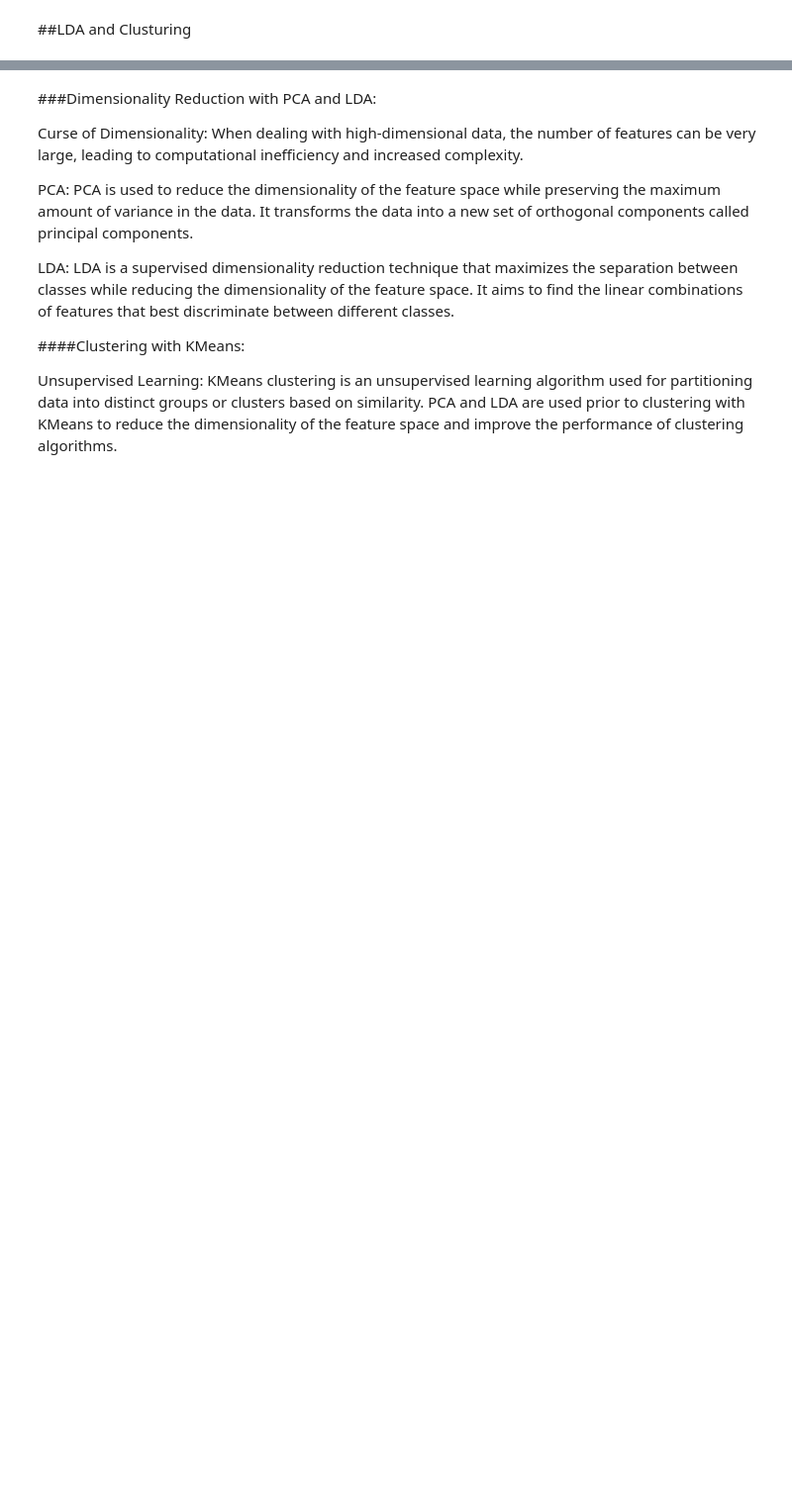
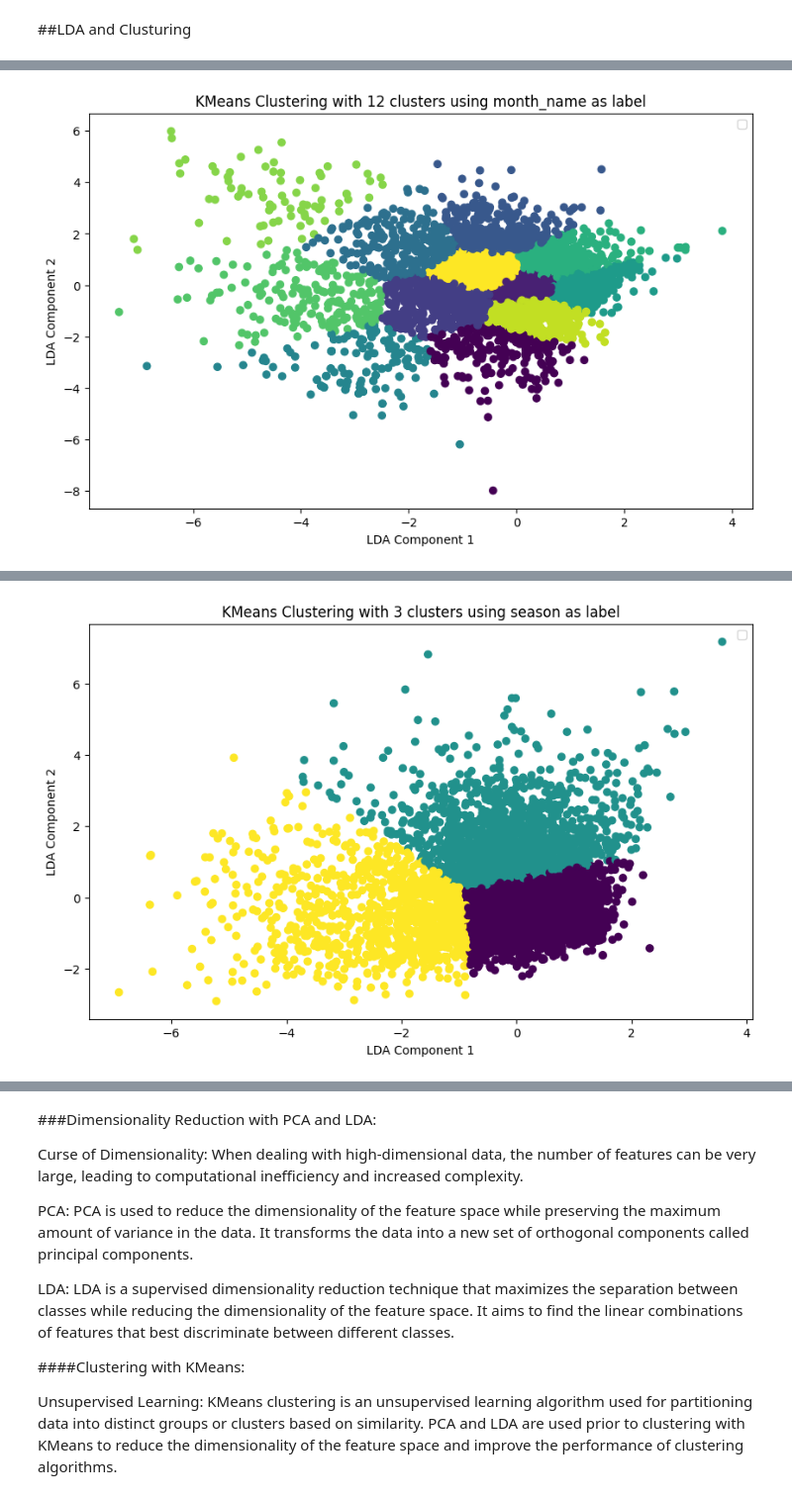
Before and after one commit to udaybhanu43/DataAnalysis-ML, a Jupyter notebook: Rsepirer_P2.ipynb, the cells around one changed output, grey strips where cells are left out. Shown at 99% size. Drawn from its saved outputs; the diff is of its cells as text; code cells hidden in the pictures; blank space fills up the shorter version.

```diff
--- a/Rsepirer_P2.ipynb
+++ b/Rsepirer_P2.ipynb
@@ -75,26 +78,2 @@ for label_column in label_columns:
 # %% [markdown]
 ##LDA and Clusturing
-# %%
-for label_column in label_columns:
-    lda = LinearDiscriminantAnalysis(n_components=2)
-    lda_features = lda.fit_transform(scaled_features, data[label_column])
-
-    n_comp = len(data[label_column].unique())
-
-    kmeans = KMeans(n_clusters=n_comp)
-    kmeans.fit(lda_features)
-    labels = kmeans.labels_
-
-    fig = go.Figure(data=go.Scatter(x=lda_features[:, 0], y=lda_features[:, 1],
-                                    mode='markers',
-                                    marker=dict(color=labels, colorscale='Viridis'),
-                                    name=label_column))
-
-    fig.update_layout(title='KMeans Clustering with LDA for {}'.format(label_column),
-                      xaxis_title='LDA Component 1',
-                      yaxis_title='LDA Component 2',
-                      showlegend=False,
-                      height=600,
-                      width=800,
-                      hovermode='closest')
-    fig.show()
@@ -110,0 +80,21 @@ The default value of `n_init` will change from 10 to 'auto' in 1.4. Set the valu
+# %%
+for label_column in label_columns:
+    lda = LinearDiscriminantAnalysis(n_components=2)
+    lda_features = lda.fit_transform(scaled_features, data[label_column])
+    n_comp = len(data[label_column].unique())
+    kmeans = KMeans(n_clusters=n_comp)
+    kmeans.fit(lda_features)
+
+    labels = kmeans.labels_
+
+    plt.figure(figsize=(10, 6))
+    plt.scatter(lda_features[:, 0], lda_features[:, 1], c=labels, cmap='viridis')
+    plt.xlabel('LDA Component 1')
+    plt.ylabel('LDA Component 2')
+    plt.title('KMeans Clustering with {} clusters using {} as label'.format(n_comp, label_column))
+    unique_values = []
+    for value in data[label_column].unique():
+        unique_values.append(str(value).strip())
+    plt.legend()
+    plt.show()
+# %% [output]
@@ -110,0 +104 @@ The default value of `n_init` will change from 10 to 'auto' in 1.4. Set the valu
+[figure, added]
@@ -110,0 +108 @@ The default value of `n_init` will change from 10 to 'auto' in 1.4. Set the valu
+[figure, added]
```
Also changed, not shown: parts of 4 cells of this notebook.
